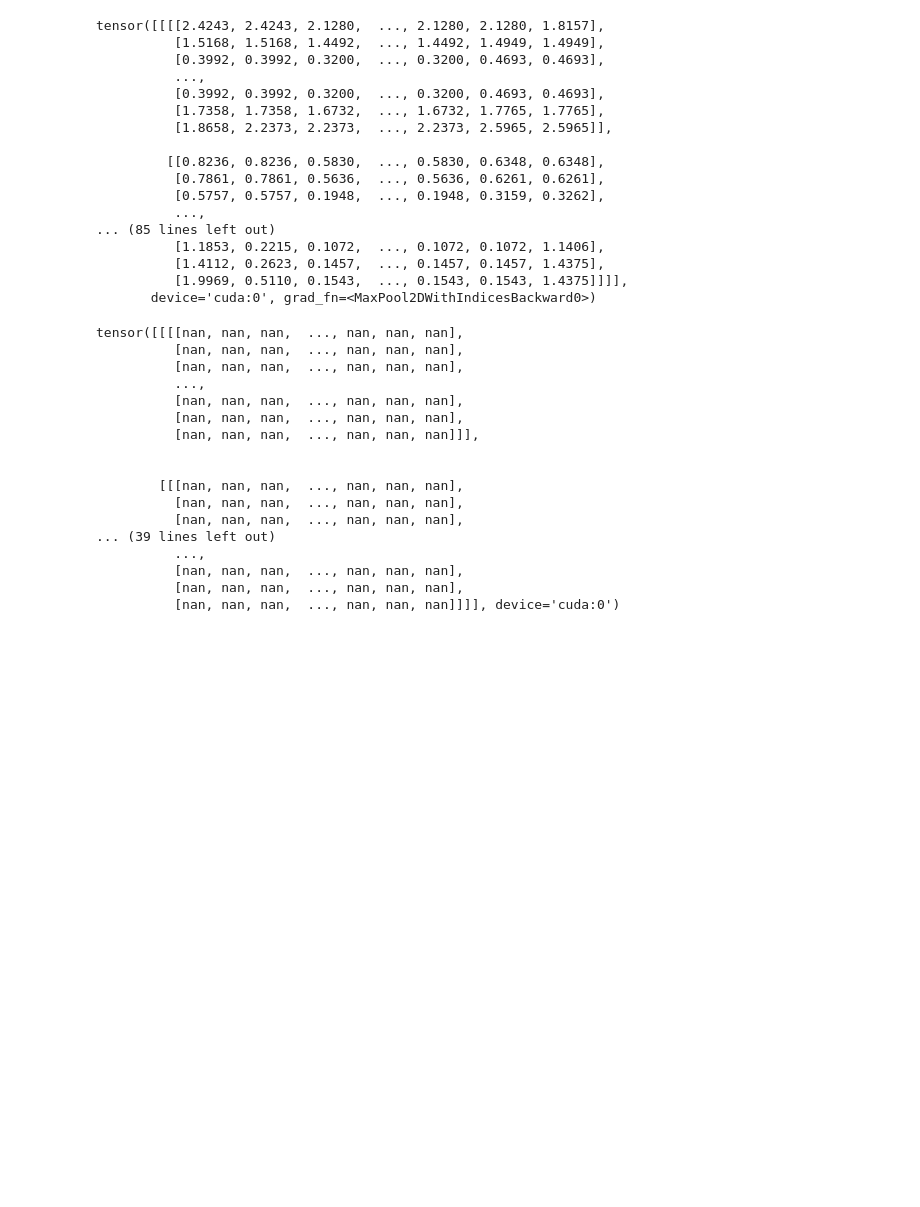
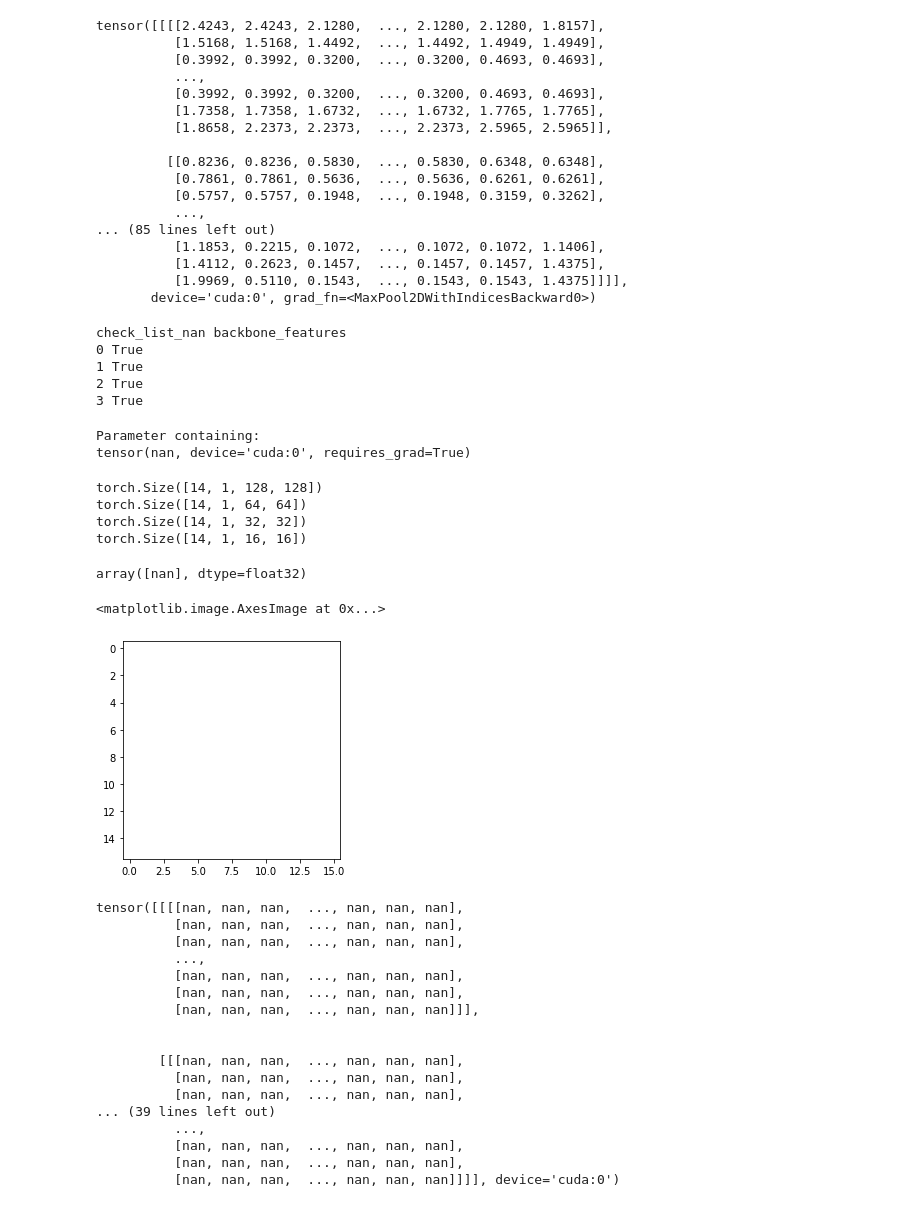
Before and after one commit to ghty011/cervical_spine, a Jupyter notebook: train/train_sagittal_bbox_classification.ipynb, the cells around one changed output. Drawn from its saved outputs; the diff is of its cells as text; code cells hidden in the pictures; blank space fills up the shorter version.

Commit message:
edit mask

```diff
--- a/train/train_sagittal_bbox_classification.ipynb
+++ b/train/train_sagittal_bbox_classification.ipynb
@@ -200,7 +205,7 @@ class ClassificationModel(nn.Module):
         self.deep = deep
         self.channels = channels
 
-        self.dw = nn.Parameter(torch.tensor(10.0, dtype=torch.float), requires_grad=True)
+        self.dw = nn.Parameter(torch.tensor(20.0, dtype=torch.float), requires_grad=False)
         self.register_buffer('mf', ((torch.arange(7) + 1) * 0.125).reshape(7, 1, 1))
         self.init_layers()
 
@@ -215,7 +220,7 @@ class ClassificationModel(nn.Module):
         parallel_modules = nn.ModuleList()
 
         for channel in self.channels:
-            module = nn.Conv2d(channel, channel, kernel_size=3, padding='same')
+            module = nn.Conv2d(channel, channel, kernel_size=1, padding='same')
             parallel_modules.append(module)
 
         return parallel_modules
@@ -225,8 +230,9 @@ class ClassificationModel(nn.Module):
 
         for i in range(self.deep):
             module = nn.Sequential(
-                nn.Conv2d(self.channels[i], self.channels[i+1], kernel_size=3, stride=2, padding=1),
-                nn.Sigmoid()
+                # nn.Conv2d(self.channels[i], self.channels[i+1], kernel_size=3, stride=2, padding=1),
+                # nn.Sigmoid()
+                nn.MaxPool2d(3, stride=2, padding=1)
             )
             mask_modules.append(module)
 
@@ -297,37 +303,37 @@ class ClassificationModel(nn.Module):
 
     def forward(self, x, mask):
         backbone_features = self.forward_recursive(x, self.backbone)
-        check_list_nan(backbone_features, "backbone_features")
+        # check_list_nan(backbone_features, "backbone_features")
 
         mask = self.repeat_mask(mask)   # 14, 1, 256, 256
         mask_features = self.forward_recursive(mask, self.mask_modules)
 
-        check_list_nan(mask_features)
+        # check_list_nan(mask_features, "mask_features")
 
         parallel_features_1 = self.forward_parallel([x] + backbone_features, self.parallel_modules_1)
         # 여기서 뻥튀기를 시킨다.
         parallel_features_1 = [feature.repeat_interleave(7, dim=0) for feature in parallel_features_1]
 
-        check_list_nan(parallel_features_1)
+        # check_list_nan(parallel_features_1)
 
         masked_features = self.apply_mask(parallel_features_1, [mask] + mask_features)
 
-        check_list_nan(masked_features)
+        # check_list_nan(masked_features)
         out = self.forward_parallel(masked_features, self.parallel_modules_2)
 
-        check_list_nan(out)
+        # check_list_nan(out)
         out = self.forward_downsampling(out, self.downsampling_modules)
         out = self.classification_modules(out)
 
         return out
 
 
-model = ClassificationModel(backbone, channels).to(device)
+# model = ClassificationModel(backbone, channels).to(device)
+#
+# total_params = sum(p.numel() for p in model.parameters() if p.requires_grad)
+# print(total_params)
 
-total_params = sum(p.numel() for p in model.parameters() if p.requires_grad)
-total_params
-
-# input = torch.randn(2, 1, 256, 256)
-# mask = torch.randn(2, 256, 256)
+# input = torch.randn(2, 1, 256, 256).to(device)
+# mask = torch.randn(2, 256, 256).to(device)
 # logits = model(input, mask)
 # logits.shape
@@ -410,6 +404,42 @@ optimizer = optim.AdamW(model.parameters(), lr=lr, weight_decay=wd)
 
 # total_params = sum(p.numel() for p in model.parameters() if p.requires_grad)
 # total_params
+# %%
+x, mask, y = next(iter(dataloader))
+x, mask, y = x.to(device), mask.to(device), y.to(device)
+backbone_features = model.forward_recursive(x, model.backbone)
+check_list_nan(backbone_features, "backbone_features")
+
+mask = model.repeat_mask(mask)   # 14, 1, 256, 256
+mask_features = model.forward_recursive(mask, model.mask_modules)
+# %% [output]
+check_list_nan backbone_features
+0 True
+1 True
+2 True
+3 True
+# %%
+model.dw
+# %% [output]
+Parameter containing:
+tensor(nan, device='cuda:0', requires_grad=True)
+# %%
+for feature in mask_features:
+    print(feature.shape)
+# %% [output]
+torch.Size([14, 1, 128, 128])
+torch.Size([14, 1, 64, 64])
+torch.Size([14, 1, 32, 32])
+torch.Size([14, 1, 16, 16])
+# %%
+np.unique(mask_features[0][0, 0, :, :].detach().cpu().numpy())
+# %% [output]
+array([nan], dtype=float32)
+# %%
+plt.imshow(mask_features[3][0, 0, :, :].detach().cpu().numpy())
+# %% [output]
+<matplotlib.image.AxesImage at 0x...>
+[figure, added]
 # %%
 backbone[0][0].weight.grad
 # %% [output]
```
Also changed, not shown: parts of 7 cells of this notebook.
